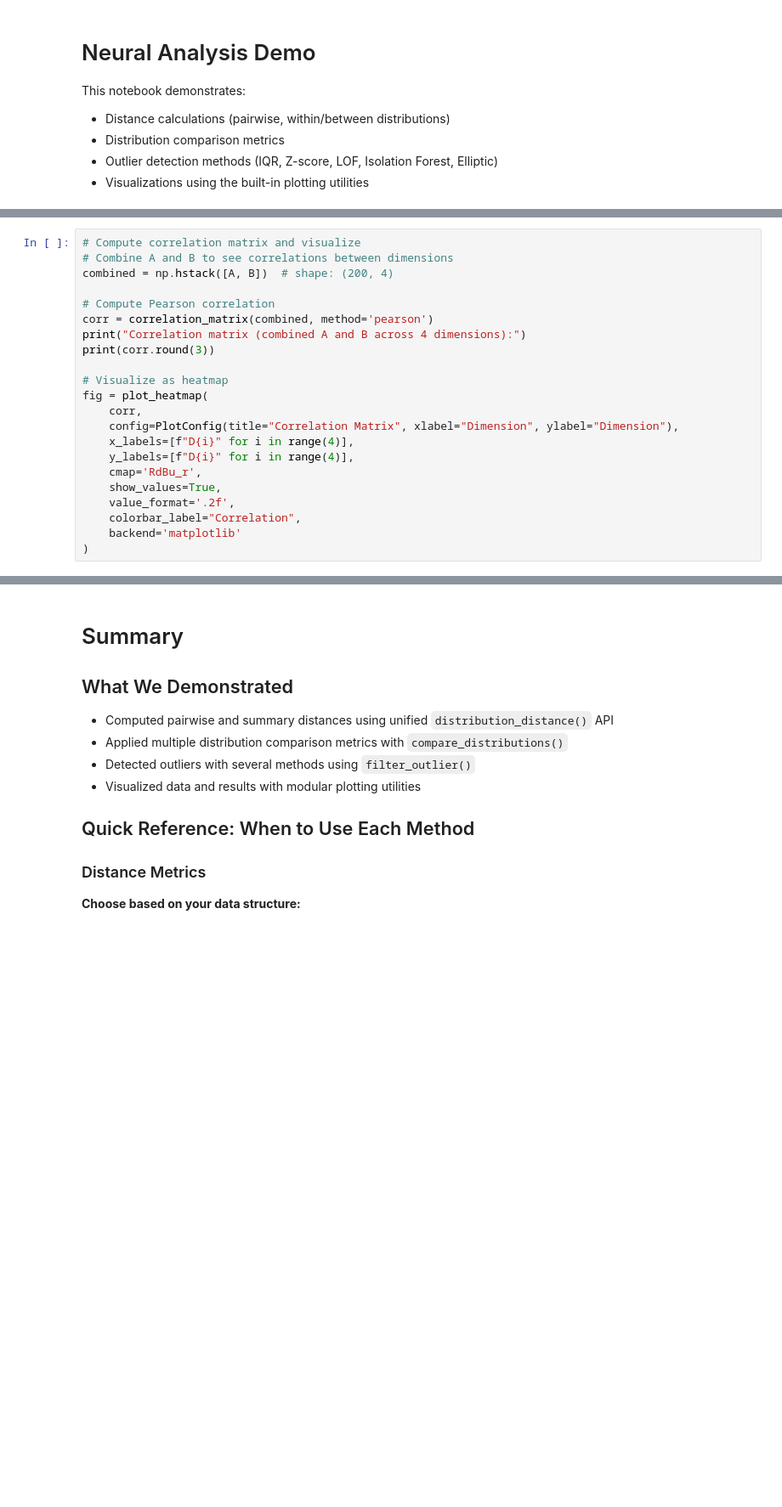
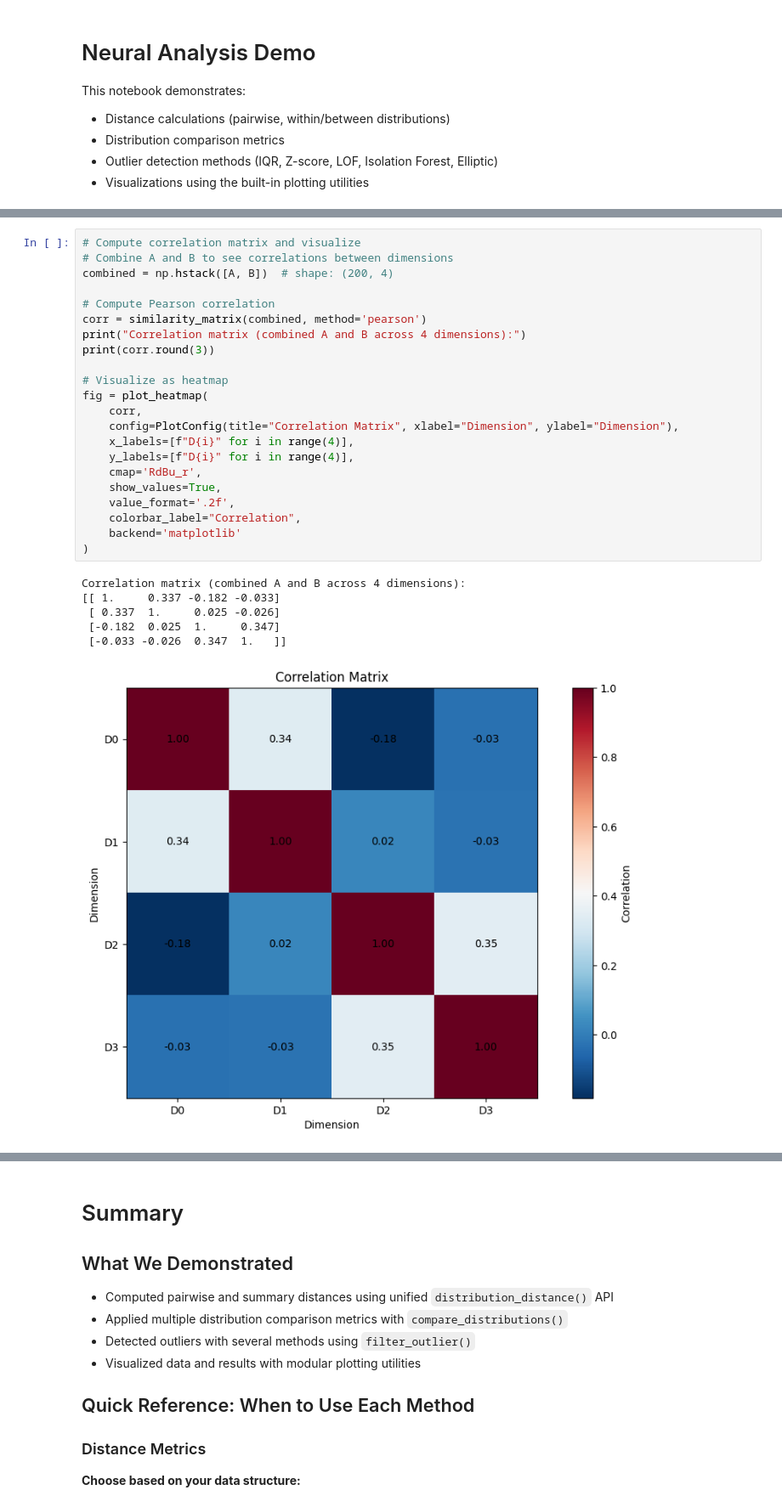
Before and after one commit to Ch3fUlrich/neural-analysis, a Jupyter notebook: docs/neural_analysis_demo.ipynb, the cells around one changed output, grey strips where cells are left out. Shown at 85% size. Saved outputs shown, nothing was run; the diff lists cells and outputs as text; blank space fills up the shorter version.

```diff
--- a/docs/neural_analysis_demo.ipynb
+++ b/docs/neural_analysis_demo.ipynb
@@ -116,25 +152,32 @@ for m, c in filtered_counts.items():
 # %%
 # Compute correlation matrix and visualize
 # Combine A and B to see correlations between dimensions
 combined = np.hstack([A, B])  # shape: (200, 4)
 
 # Compute Pearson correlation
-corr = correlation_matrix(combined, method='pearson')
+corr = similarity_matrix(combined, method='pearson')
 print("Correlation matrix (combined A and B across 4 dimensions):")
 print(corr.round(3))
 
 # Visualize as heatmap
 fig = plot_heatmap(
     corr,
     config=PlotConfig(title="Correlation Matrix", xlabel="Dimension", ylabel="Dimension"),
     x_labels=[f"D{i}" for i in range(4)],
     y_labels=[f"D{i}" for i in range(4)],
     cmap='RdBu_r',
     show_values=True,
     value_format='.2f',
     colorbar_label="Correlation",
     backend='matplotlib'
 )
+# %% [output]
+Correlation matrix (combined A and B across 4 dimensions):
+[[ 1.     0.337 -0.182 -0.033]
+ [ 0.337  1.     0.025 -0.026]
+ [-0.182  0.025  1.     0.347]
+ [-0.033 -0.026  0.347  1.   ]]
+[figure, added]
 # %%
 # Parallel processing performance (illustrative)
 # Compare timing for LOF and IsolationForest on higher-dimensional data
```
Also changed, not shown: parts of 7 cells of this notebook.
